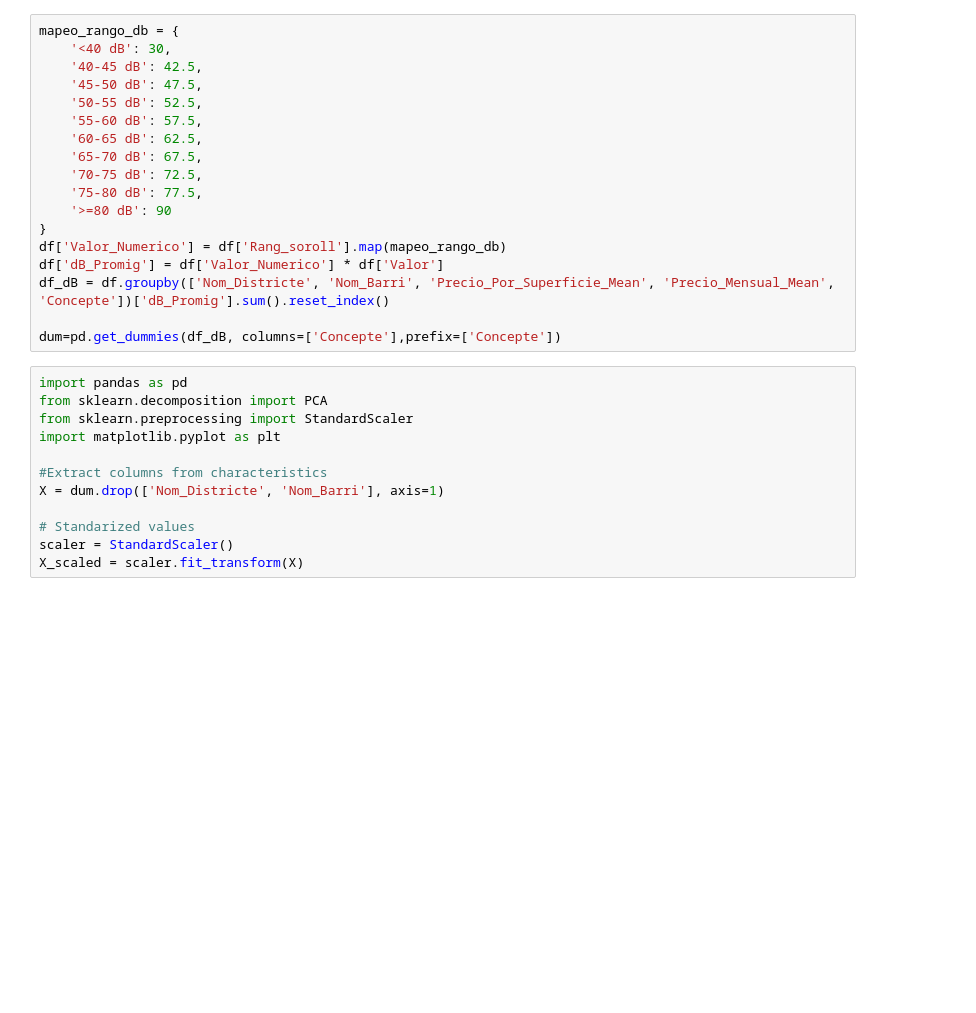
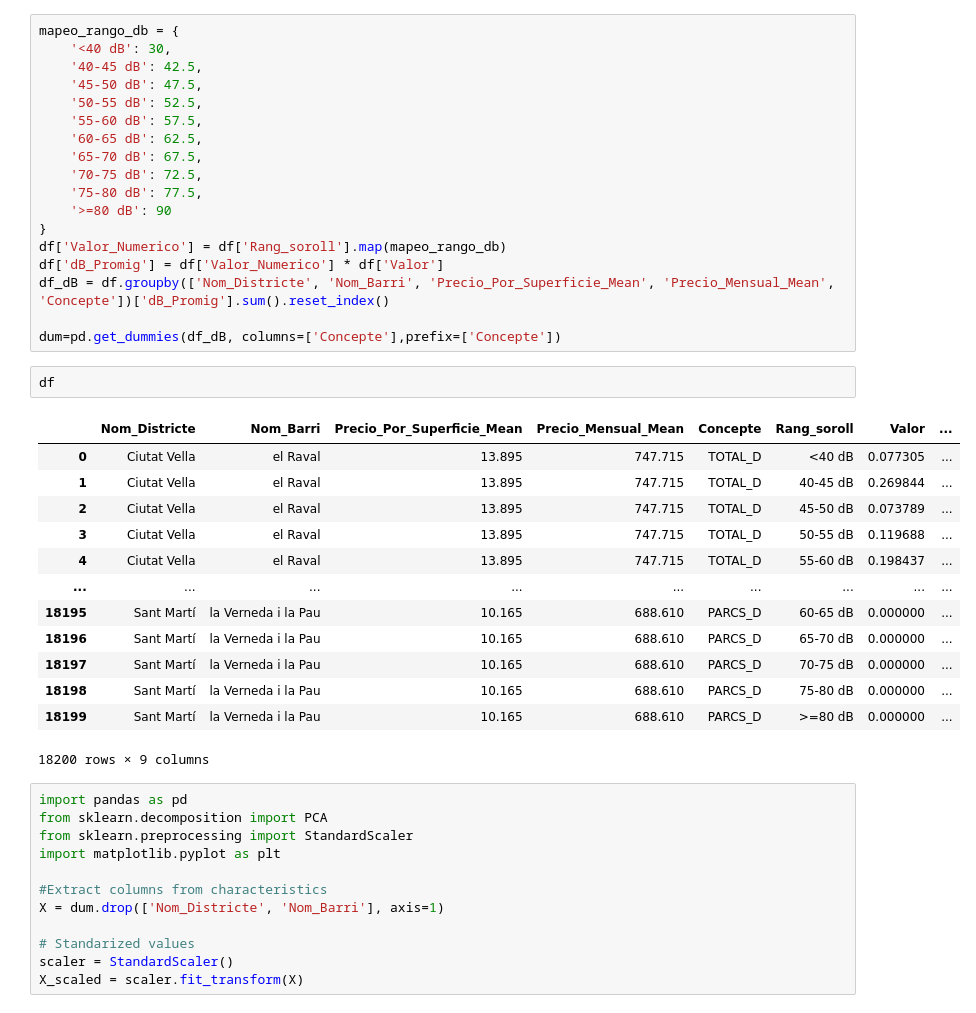
Before and after one commit to pol-serra/jump2digital, a Jupyter notebook: notebook.ipynb, the cells around one changed output. Saved outputs shown, nothing was run; the diff lists cells and outputs as text; blank space fills up the shorter version.

```diff
--- a/notebook.ipynb
+++ b/notebook.ipynb
@@ -66,6 +66,22 @@ df['dB_Promig'] = df['Valor_Numerico'] * df['Valor']
 df_dB = df.groupby(['Nom_Districte', 'Nom_Barri', 'Precio_Por_Superficie_Mean', 'Precio_Mensual_Mean', 'Concepte'])['dB_Promig'].sum().reset_index()
 
 dum=pd.get_dummies(df_dB, columns=['Concepte'],prefix=['Concepte'])
+# %%
+df
+# %% [output]
+|  | Nom_Districte | Nom_Barri | Precio_Por_Superficie_Mean | Precio_Mensual_Mean | Concepte | Rang_soroll | Valor | ... |
+| 0 | Ciutat Vella | el Raval | 13.895 | 747.715 | TOTAL_D | <40 dB | 0.077305 | ... |
+| 1 | Ciutat Vella | el Raval | 13.895 | 747.715 | TOTAL_D | 40-45 dB | 0.269844 | ... |
+| 2 | Ciutat Vella | el Raval | 13.895 | 747.715 | TOTAL_D | 45-50 dB | 0.073789 | ... |
+| 3 | Ciutat Vella | el Raval | 13.895 | 747.715 | TOTAL_D | 50-55 dB | 0.119688 | ... |
+| 4 | Ciutat Vella | el Raval | 13.895 | 747.715 | TOTAL_D | 55-60 dB | 0.198437 | ... |
+| ... | ... | ... | ... | ... | ... | ... | ... | ... |
+| 18195 | Sant Martí | la Verneda i la Pau | 10.165 | 688.610 | PARCS_D | 60-65 dB | 0.000000 | ... |
+| 18196 | Sant Martí | la Verneda i la Pau | 10.165 | 688.610 | PARCS_D | 65-70 dB | 0.000000 | ... |
+| 18197 | Sant Martí | la Verneda i la Pau | 10.165 | 688.610 | PARCS_D | 70-75 dB | 0.000000 | ... |
+| 18198 | Sant Martí | la Verneda i la Pau | 10.165 | 688.610 | PARCS_D | 75-80 dB | 0.000000 | ... |
+| 18199 | Sant Martí | la Verneda i la Pau | 10.165 | 688.610 | PARCS_D | >=80 dB | 0.000000 | ... |
+18200 rows × 9 columns
 # %%
 import pandas as pd
 from sklearn.decomposition import PCA
```
Also changed, not shown: parts of 3 cells of this notebook, 1 other file.
